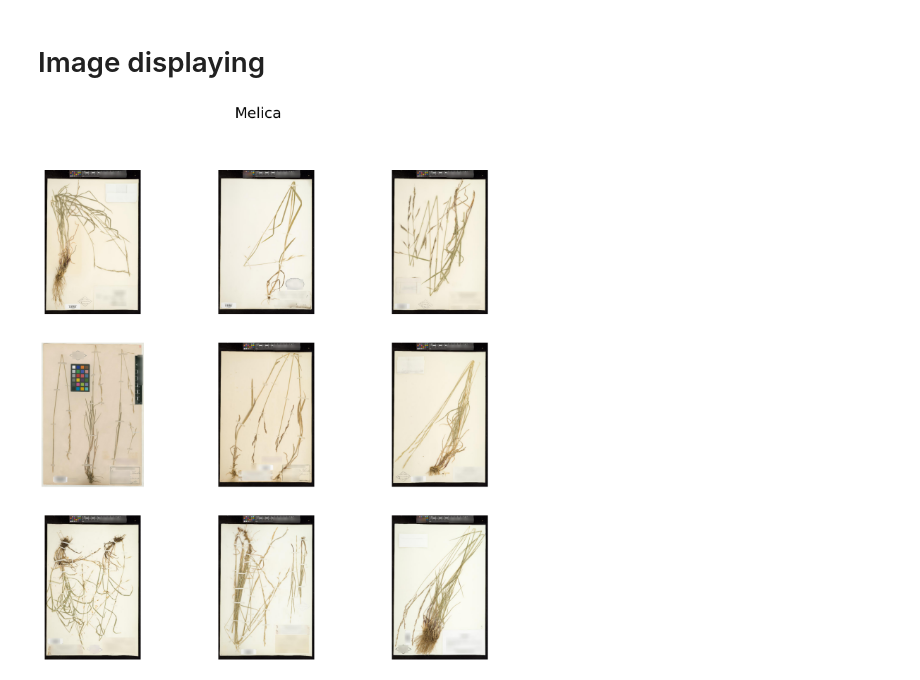
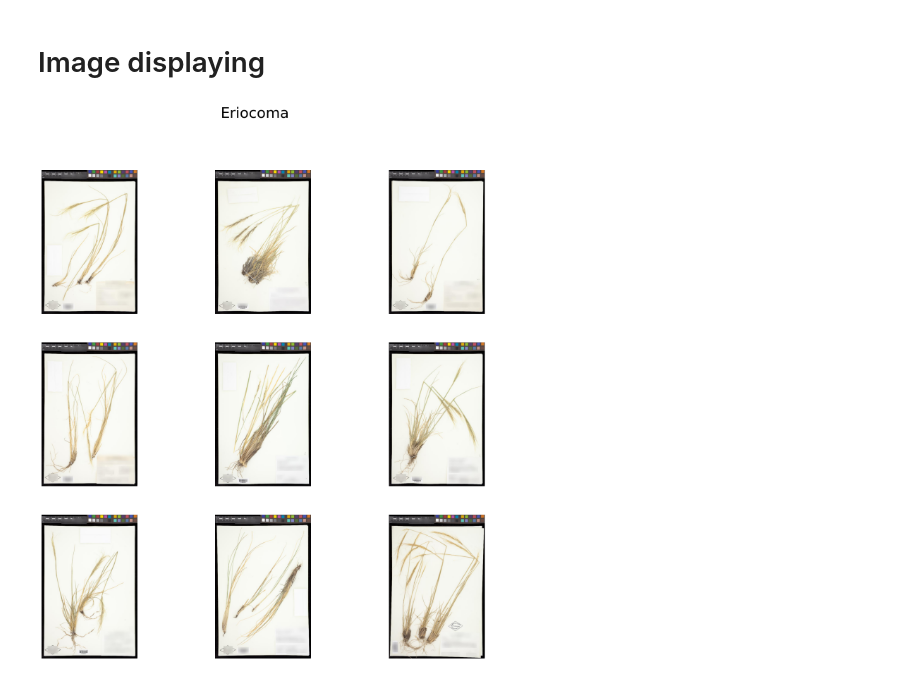
Before and after one commit to Advell/Herbarium-Plant-Classification, a Jupyter notebook: notebookeecd3fb4de.ipynb, the cells around one changed output. Cells and saved outputs as stored; diff of their text form; code cells hidden in the pictures.

Commit message:
Changed the dataframe in the show_images method from train_df to grass_images

```diff
--- a/notebookeecd3fb4de.ipynb
+++ b/notebookeecd3fb4de.ipynb
@@ -171,17 +171,17 @@ plt.show()
 # Image displaying
 # %%
 def show_images(genus):
-    images = train_df.loc[train_df['genus'] == genus]['image_dir'][:9]
+    images = grass_images.loc[grass_images['genus'] == genus]['image_dir'][:9]
     i = 1
     fig = plt.figure(figsize = (18, 18))
     plt.suptitle(genus, fontsize = '30')
     for image in images:
         img = cv2.imread(image)
         ax = fig.add_subplot(3, 3, i)
         ax.imshow(cv2.cvtColor(img, cv2.COLOR_BGR2RGB))
         ax.set_axis_off()
         i += 1
     plt.show()
-show_images('Melica')
+show_images('Eriocoma')
 # %% [output]
-[figure, old version]
+[figure, new version]
```
